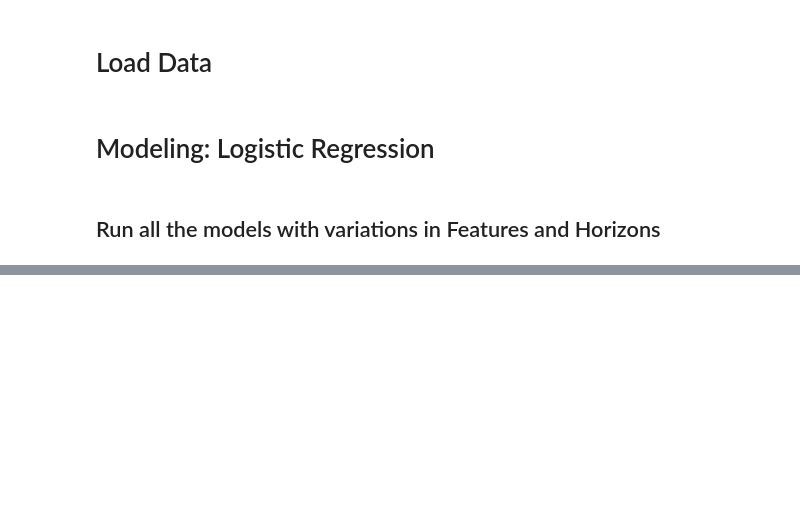
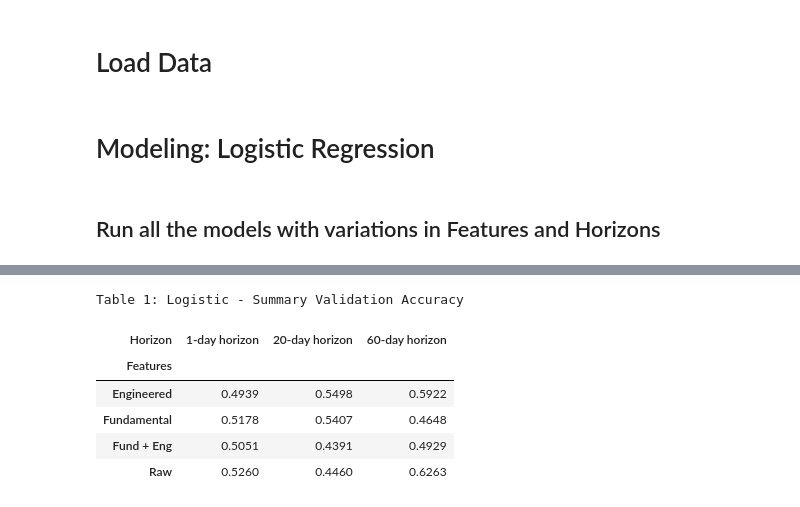
Before and after one commit to RipaltaOriol/ML-Stock-Predictor, a Jupyter notebook: logistic_regression.ipynb, the cells around one changed output, grey strips where cells are left out. Saved outputs shown, nothing was run; the diff lists cells and outputs as text; code cells hidden in the pictures; blank space fills up the shorter version.

Commit message:
pushing final logistic regression

```diff
--- a/logistic_regression.ipynb
+++ b/logistic_regression.ipynb
@@ -74,13 +75,15 @@ for f, t in product(features_sets, targets):
 
     train, val, test = hf.time_split(data)
     print(f, t)
-    val_acc, test_acc = Models.run_logistic_regression(train, val, test, features, t)
+    val_auc, val_acc, test_auc, test_acc = Models.run_logistic_regression(train, val, test, features, t)
 
     res.append({
         "Horizon": t,
         "Features": f,
+        "Val AUC": val_auc,
         "Val Accuracy": val_acc,
-        "Test Accuracy": test_acc,
+        "Test AUC": test_auc,
+        "Test Accuracy": test_acc
     })
 
 res
@@ -108,4 +132,31 @@ KeyError: ['eps_mom20']
 # %%
 res_df = pd.DataFrame(res)
-val_df = res_df.pivot(index = "Features", columns = "Horizon", values = "Val Accuracy")
-val_df
+val_acc_df = res_df.pivot(index = "Features", columns = "Horizon", values = "Val Accuracy")
+
+val_acc_df = val_acc_df.rename(columns={
+    "y_1": "1-day horizon",
+    "y_20": "20-day horizon",
+    "y_60": "60-day horizon"
+})
+
+val_acc_df = val_acc_df.rename(index={
+    "raw": "Raw",
+    "eng": "Engineered",
+    "fund": "Fundamental",
+    "fund_eng": "Fund + Eng"
+})
+
+val_acc_st = (
+    val_acc_df.style
+      .set_caption("Table 1: Logistic - Summary Validation Accuracy")
+      .format("{:.4f}")              # numeric formatting
+      .set_table_styles([
+          {"selector": "table", "props": "width:100%; border-collapse:separate; border-spacing:10px;"},
+          {"selector": "th, td", "props": "padding:10px;"},
+          {"selector": "th", "props": "font-size:12pt;"},
+          {"selector": "td", "props": "font-size:11pt;"},
+      ])
+      .set_properties(**{"min-width": "120px"})
+)
+
+dfi.export(val_acc_st, "Logistic_table_validation_accuracy.png", table_conversion="matplotlib")
@@ -173,0 +163,10 @@ dfi.export(val_st, "logistic_regression_table_validation.png", table_conversion=
+# %%
+val_acc_st
+# %% [output]
+Table 1: Logistic - Summary Validation Accuracy
+| Horizon | 1-day horizon | 20-day horizon | 60-day horizon |
+| Features |  |  |  |
+| Engineered | 0.4939 | 0.5498 | 0.5922 |
+| Fundamental | 0.5178 | 0.5407 | 0.4648 |
+| Fund + Eng | 0.5051 | 0.4391 | 0.4929 |
+| Raw | 0.5260 | 0.4460 | 0.6263 |
```
Also changed, not shown: parts of 12 cells of this notebook, 1 other file.
